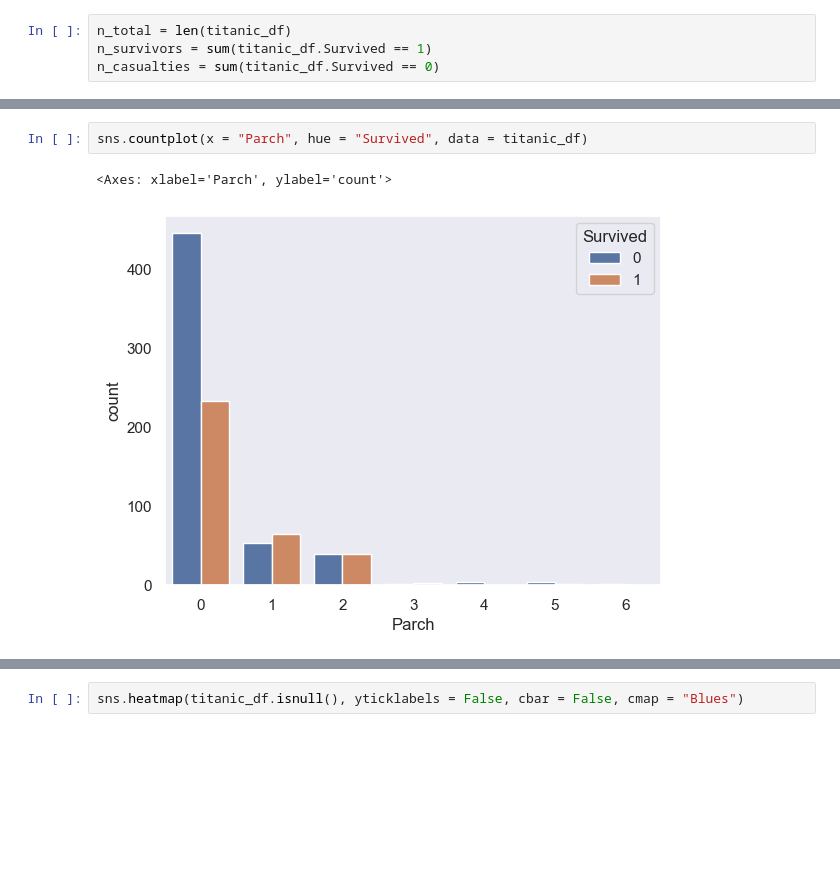
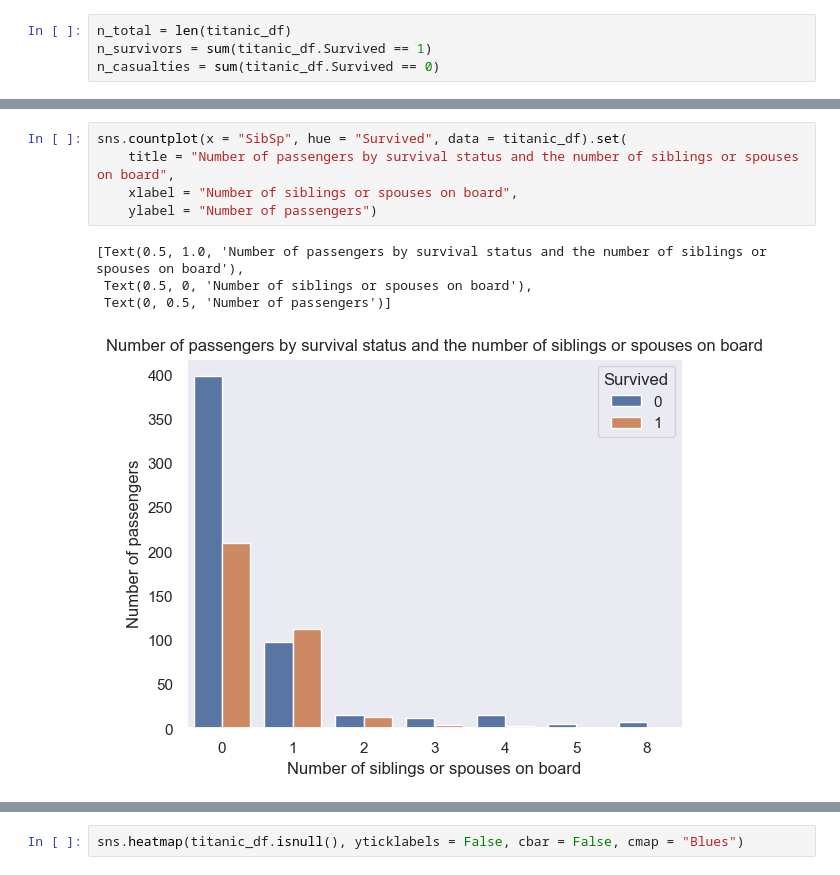
Before and after one commit to michaltkaczyk/titanic, a Jupyter notebook: main.ipynb, the cells around one changed output, grey strips where cells are left out. Saved outputs shown, nothing was run; the diff lists cells and outputs as text; blank space fills up the shorter version.

```diff
--- a/main.ipynb
+++ b/main.ipynb
@@ -77,5 +84,10 @@ sns.countplot(x = "SibSp", hue = "Survived", data = titanic_df)
-# %%
-sns.countplot(x = "Parch", hue = "Survived", data = titanic_df)
-# %% [output]
-<Axes: xlabel='Parch', ylabel='count'>
-[figure, removed]
+# %%
+sns.countplot(x = "SibSp", hue = "Survived", data = titanic_df).set(
+    title = "Number of passengers by survival status and the number of siblings or spouses on board",
+    xlabel = "Number of siblings or spouses on board",
+    ylabel = "Number of passengers")
+# %% [output]
+[Text(0.5, 1.0, 'Number of passengers by survival status and the number of siblings or spouses on board'),
+ Text(0.5, 0, 'Number of siblings or spouses on board'),
+ Text(0, 0.5, 'Number of passengers')]
+[figure, added]
```
Also changed, not shown: parts of 12 cells of this notebook.
